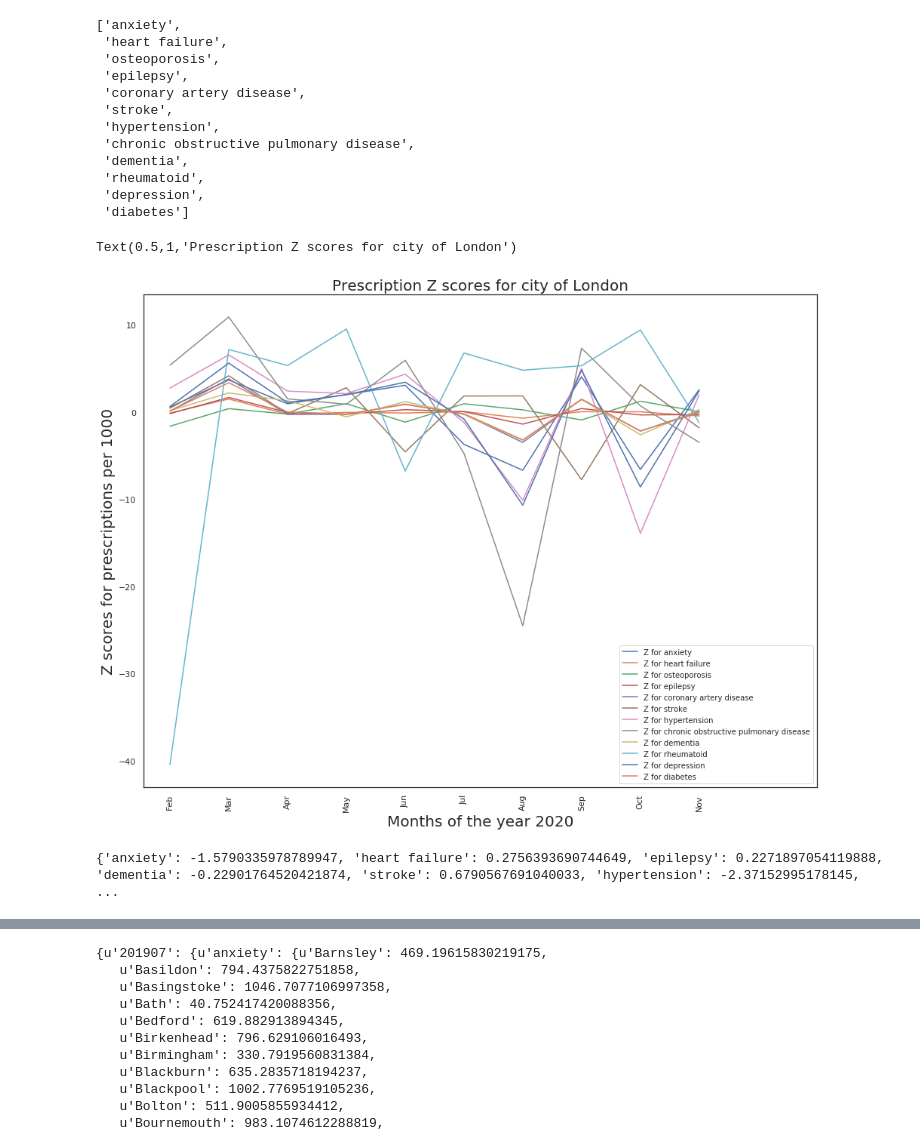
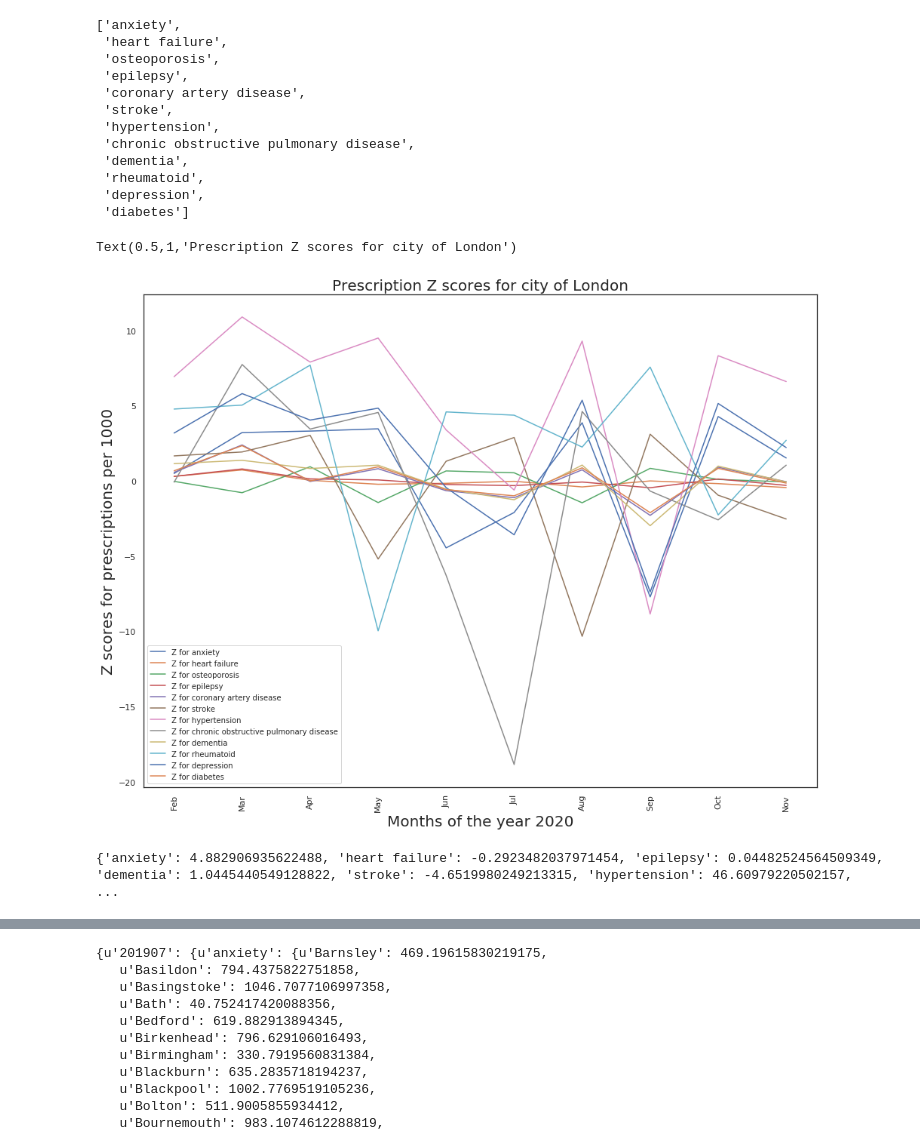
Before and after one commit to sagarjoglekar/NHSPrescriptionsParser, a Jupyter notebook: Compute_prevalence_City.ipynb, the cells around one changed output, grey strips where cells are left out. Drawn from its saved outputs; the diff is of its cells as text; code cells hidden in the pictures.

```diff
--- a/Compute_prevalence_City.ipynb
+++ b/Compute_prevalence_City.ipynb
@@ -620,8 +620,8 @@ BL_months = [
              ['201701', '201702', '201703', '201704', '201705', '201706', '201707', '201708', '201709', '201710', '201711', '201712'],
              ['201801', '201802', '201803', '201804', '201805', '201806', '201807', '201808', '201809', '201810', '201811', '201812']]
 #
-
-COVID_months = [ '202002', '202003', '202004', '202005', '202006', '202007', '202008', '202009', '202010', '202011']
+baseline_months = ['201801', '201802', '201803', '201804', '201805', '201806', '201807', '201808', '201809', '201810', '201811', '201812']
+COVID_months = [ '202001' , '202002', '202003', '202004', '202005', '202006', '202007', '202008', '202009', '202010', '202011' , '202012']
 # %%
 print sorted(monthly_dosage_COVID['202007']['diabetes'].keys())
 # %% [output]
@@ -646,8 +646,8 @@ d_l = ['anxiety',
 
 # d_l = ['anxiety',
 #  'depression']
-# month_names = ['Jan','Feb','Mar','Apr','May','Jun','Jul','Aug','Sep','Oct','Nov','Dec']
-month_names = ['Feb','Mar','Apr','May','Jun','Jul','Aug','Sep','Oct','Nov']
+month_names = ['Jan','Feb','Mar','Apr','May','Jun','Jul','Aug','Sep','Oct','Nov','Dec']
+# month_names = ['Feb','Mar','Apr','May','Jun','Jul','Aug','Sep','Oct','Nov']
 # selected_disease = 'stroke'
 city = 'London'
 
@@ -656,6 +656,7 @@ for d in d_l:
     selected_disease = d
     monthly_BL_numbers = OrderedDict()
     for month in range(len(BL_months[0])):
+#         print(month_names[month])
         monthly_BL_numbers[month_names[month]] = []
         for year in range(len(BL_months)):
             if city in monthly_dosage_BL[BL_months[year][month]][selected_disease]:
@@ -710,32 +709,32 @@ for d in diseaseZ_scores:
 # %%
 fig, ax = plt.subplots()
 fig.set_size_inches(16, 12)
 sns.set_style("white")
 legend = []
 for d in diseaseZ_scores:
-    sns.lineplot(y=diseaseZ_scores[d],x=np.arange(0,len(diseaseZ_scores[d]),1))
+    sns.lineplot(y=diseaseZ_scores[d][1:11],x=np.arange(1,len(diseaseZ_scores[d])-1,1))
     legend.append('Z for ' + d)
 ax = plt.gca()
 
-plt.xticks(np.arange(0,12,1),month_names,rotation=90)
+plt.xticks(np.arange(1,11,1),month_names[1:-1],rotation=90)
 
 plt.legend(legend, fontsize = 10)
 plt.xlabel("Months of the year 2020",fontsize=20)
 plt.ylabel("Z scores for prescriptions per 1000",fontsize=20)
 plt.title("Prescription Z scores for city of " + city, fontsize=20)
 # %% [output]
 Text(0.5,1,'Prescription Z scores for city of London')
-[figure, old version]
+[figure, new version]
 # %%
 from scipy import integrate
 import matplotlib.pyplot as plt
 
 y_int = {}
 for d in diseaseZ_scores:
-    y_int[d] = integrate.cumtrapz(diseaseZ_scores[d], np.arange(0,len(diseaseZ_scores[d]),1), initial=0)[-1]
+    y_int[d] = integrate.cumtrapz(diseaseZ_scores[d][1:-1], np.arange(1,len(diseaseZ_scores[d])-1,1), initial=0)[-1]
 print(y_int)
 # %% [output]
-{'anxiety': -1.5790335978789947, 'heart failure': 0.2756393690744649, 'epilepsy': 0.2271897054119888, 'dementia': -0.22901764520421874, 'stroke': 0.6790567691040033, 'hypertension': -2.37152995178145, ...
+{'anxiety': 4.882906935622488, 'heart failure': -0.2923482037971454, 'epilepsy': 0.04482524564509349, 'dementia': 1.0445440549128822, 'stroke': -4.6519980249213315, 'hypertension': 46.60979220502157,  ...
 # %%
 sorted_int = dict(sorted(y_int.items(), key=lambda item: item[1]))
 # %%
```
Also changed, not shown: parts of 13 cells of this notebook, 2 other files.
